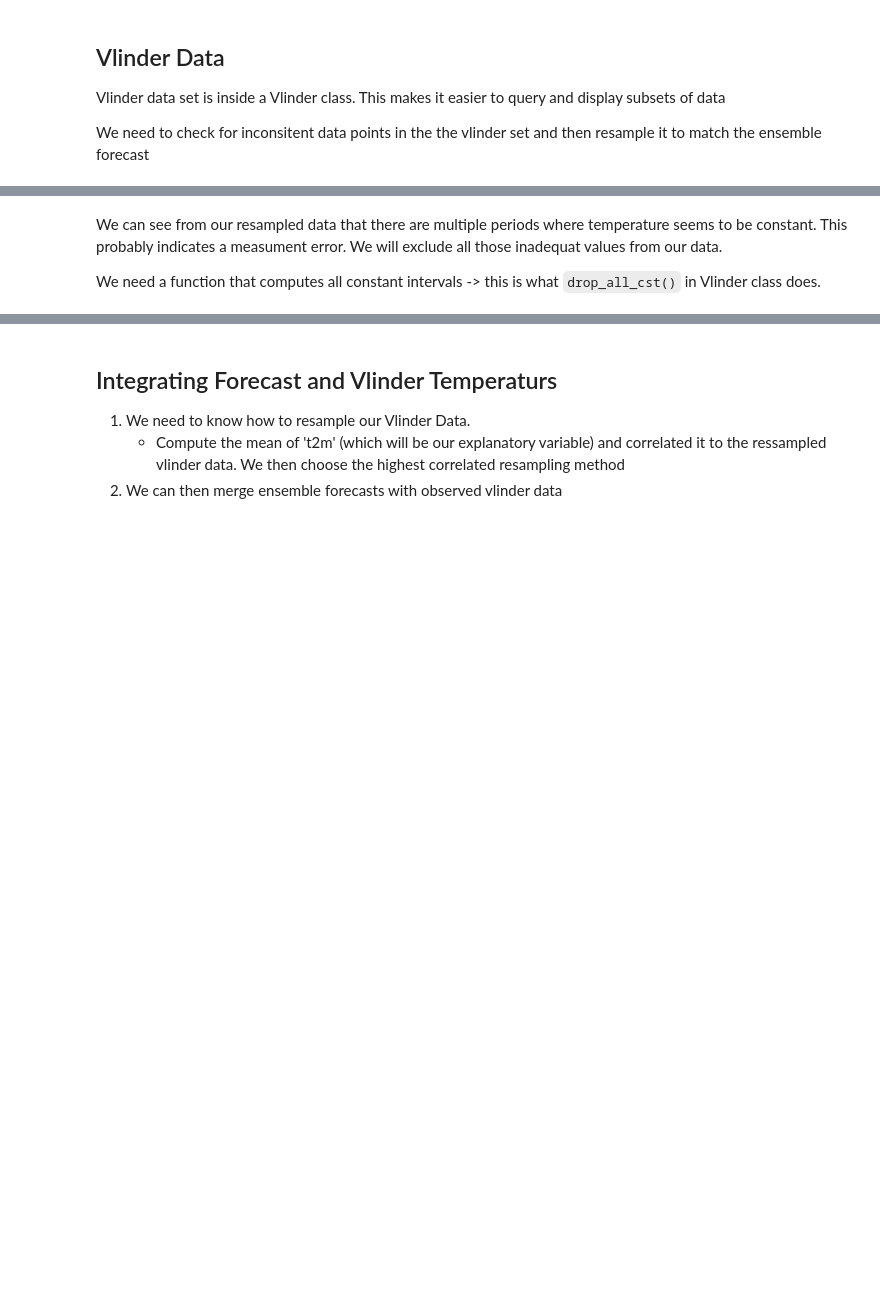
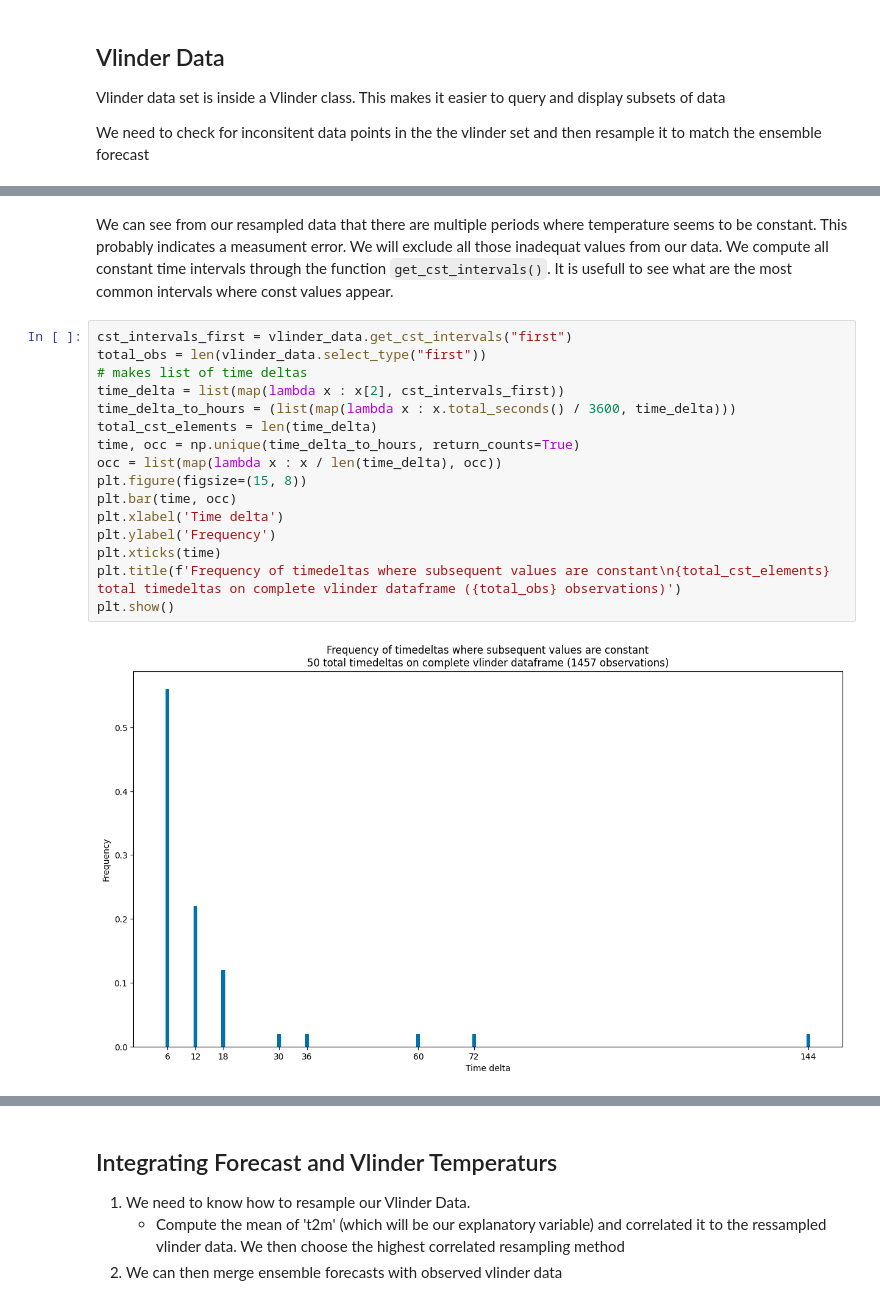
Before and after one commit to larsbonnefoy/TAI_Project, a Jupyter notebook: Project.ipynb, the cells around one changed output, grey strips where cells are left out. Cells and saved outputs as stored; diff of their text form; blank space fills up the shorter version.

```diff
--- a/Project.ipynb
+++ b/Project.ipynb
@@ -415,5 +448,22 @@ vlinder_data.plot_one(type="first", start=forecast_min, finish=forecast_max, inf
 [figure]
 # %% [markdown]
 We can see from our resampled data that there are multiple periods where temperature seems to be constant. This probably indicates a measument error. We will exclude all those inadequat values from our data.
-
-We need a function that computes all constant intervals -> this is what `drop_all_cst()` in Vlinder class does.
+We compute all constant time intervals through the function `get_cst_intervals()`. It is usefull to see what are the most common intervals where const values appear.
+# %%
+cst_intervals_first = vlinder_data.get_cst_intervals("first")
+total_obs = len(vlinder_data.select_type("first"))
+# makes list of time deltas
+time_delta = list(map(lambda x : x[2], cst_intervals_first))
+time_delta_to_hours = (list(map(lambda x : x.total_seconds() / 3600, time_delta)))
+total_cst_elements = len(time_delta)
+time, occ = np.unique(time_delta_to_hours, return_counts=True)
+occ = list(map(lambda x : x / len(time_delta), occ))
+plt.figure(figsize=(15, 8))
+plt.bar(time, occ)
+plt.xlabel('Time delta')
+plt.ylabel('Frequency')
+plt.xticks(time)
+plt.title(f'Frequency of timedeltas where subsequent values are constant\n{total_cst_elements} total timedeltas on complete vlinder dataframe ({total_obs} observations)')
+plt.show()
+# %% [output]
+[figure, added]
```
Also changed, not shown: parts of 55 cells of this notebook, 6 other files.
